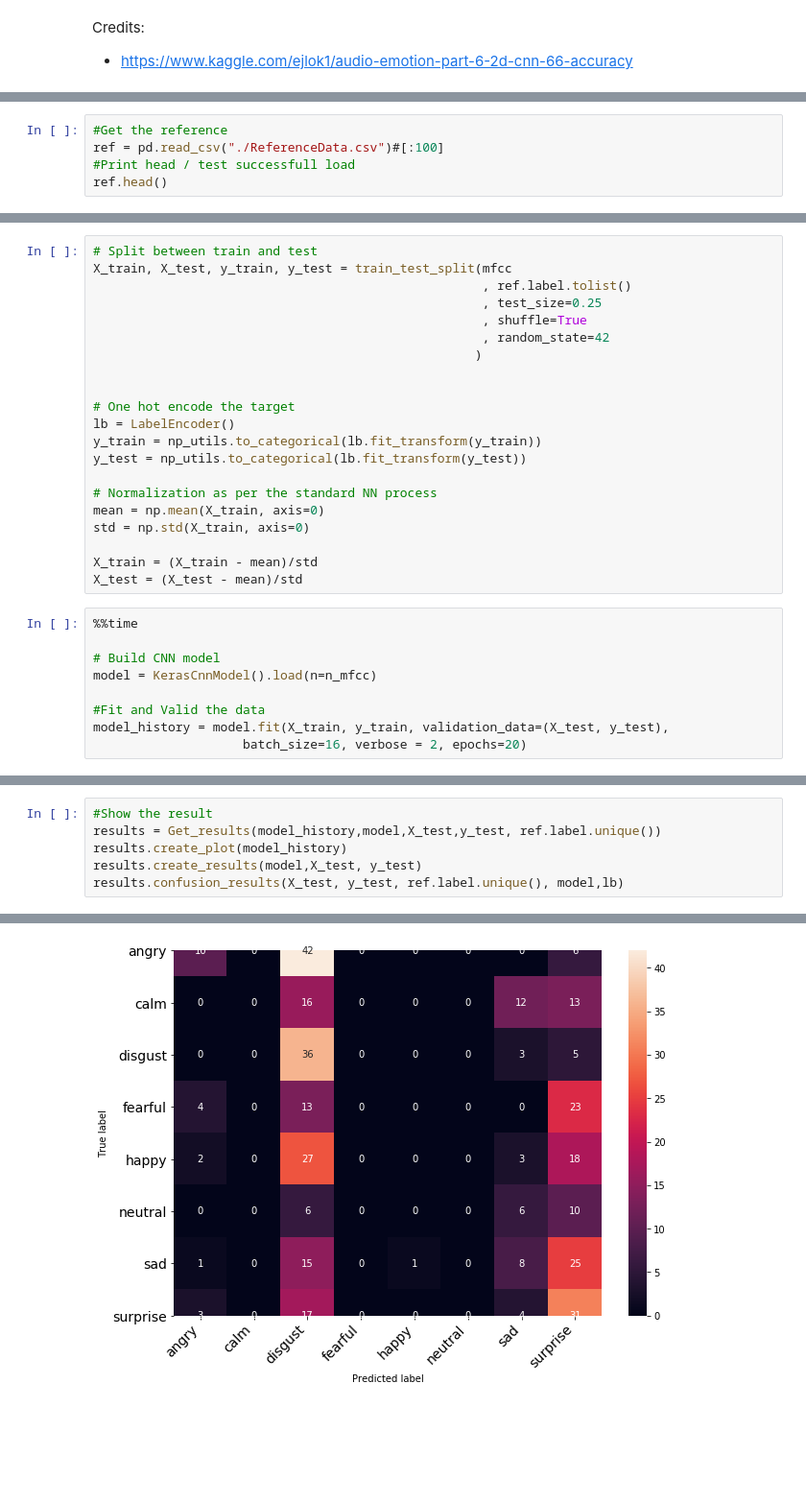
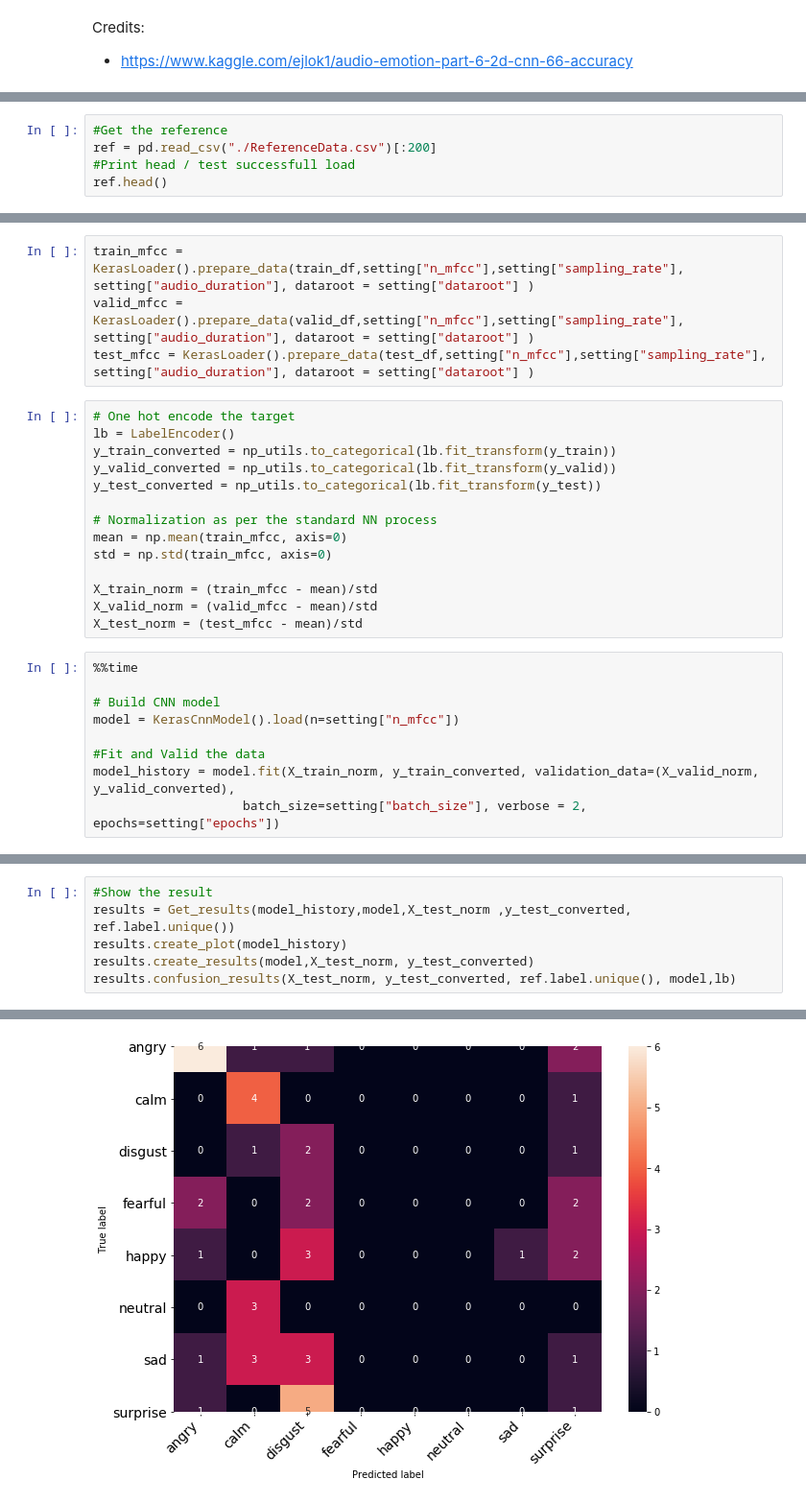
Before and after one commit to DanieleSpera/Machine-Learning-Training, a Jupyter notebook: Emotion speech recognition/Model-Train-Keras.ipynb, the cells around one changed output, grey strips where cells are left out. Shown at 96% size. Saved outputs shown, nothing was run; the diff lists cells and outputs as text; blank space fills up the shorter version.

Commit message:
Second Version - First Training round

```diff
--- a/Emotion speech recognition/Model-Train-Keras.ipynb
+++ b/Emotion speech recognition/Model-Train-Keras.ipynb
@@ -30,6 +39,6 @@ Using TensorFlow backend.
 # %%
 #Get the reference
-ref = pd.read_csv("./ReferenceData.csv")#[:100]
+ref = pd.read_csv("./ReferenceData.csv")[:200]
 #Print head / test successfull load
 ref.head()
 # %% [output]
@@ -42,31 +76,28 @@ mfcc = KerasLoader().prepare_data(ref,n_mfcc,44100, 4 )
+# %%
+train_mfcc = KerasLoader().prepare_data(train_df,setting["n_mfcc"],setting["sampling_rate"], setting["audio_duration"], dataroot = setting["dataroot"] )
+valid_mfcc = KerasLoader().prepare_data(valid_df,setting["n_mfcc"],setting["sampling_rate"], setting["audio_duration"], dataroot = setting["dataroot"] )
+test_mfcc = KerasLoader().prepare_data(test_df,setting["n_mfcc"],setting["sampling_rate"], setting["audio_duration"], dataroot = setting["dataroot"] )
 # %%
-# Split between train and test
-X_train, X_test, y_train, y_test = train_test_split(mfcc
-                                                    , ref.label.tolist()
-                                                    , test_size=0.25
-                                                    , shuffle=True
-                                                    , random_state=42
-                                                   )
-
-
 # One hot encode the target
 lb = LabelEncoder()
-y_train = np_utils.to_categorical(lb.fit_transform(y_train))
-y_test = np_utils.to_categorical(lb.fit_transform(y_test))
+y_train_converted = np_utils.to_categorical(lb.fit_transform(y_train))
+y_valid_converted = np_utils.to_categorical(lb.fit_transform(y_valid))
+y_test_converted = np_utils.to_categorical(lb.fit_transform(y_test))
 
 # Normalization as per the standard NN process
-mean = np.mean(X_train, axis=0)
-std = np.std(X_train, axis=0)
+mean = np.mean(train_mfcc, axis=0)
+std = np.std(train_mfcc, axis=0)
 
-X_train = (X_train - mean)/std
-X_test = (X_test - mean)/std
+X_train_norm = (train_mfcc - mean)/std
+X_valid_norm = (valid_mfcc - mean)/std
+X_test_norm = (test_mfcc - mean)/std
 # %%
 %%time
 
 # Build CNN model
-model = KerasCnnModel().load(n=n_mfcc)
+model = KerasCnnModel().load(n=setting["n_mfcc"])
 
 #Fit and Valid the data
-model_history = model.fit(X_train, y_train, validation_data=(X_test, y_test),
-                    batch_size=16, verbose = 2, epochs=20)
+model_history = model.fit(X_train_norm, y_train_converted, validation_data=(X_valid_norm, y_valid_converted),
+                    batch_size=setting["batch_size"], verbose = 2, epochs=setting["epochs"])
 # %% [output]
@@ -90,7 +117,7 @@ Wall time: 29min 29s
 # %%
 #Show the result
-results = Get_results(model_history,model,X_test,y_test, ref.label.unique())
+results = Get_results(model_history,model,X_test_norm ,y_test_converted, ref.label.unique())
 results.create_plot(model_history)
-results.create_results(model,X_test, y_test)
-results.confusion_results(X_test, y_test, ref.label.unique(), model,lb)
+results.create_results(model,X_test_norm, y_test_converted)
+results.confusion_results(X_test_norm, y_test_converted, ref.label.unique(), model,lb)
 # %% [output]
@@ -99 +126 @@ acc: 23.61%
-[figure, old version]
+[figure, new version]
```
Also changed, not shown: parts of 7 cells of this notebook, 10 other files.
